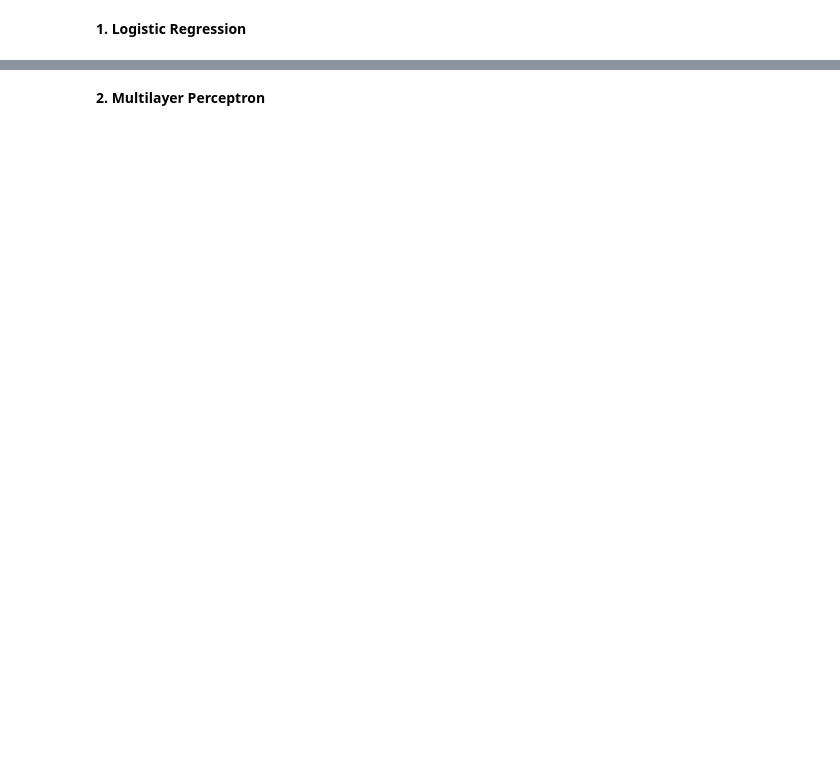
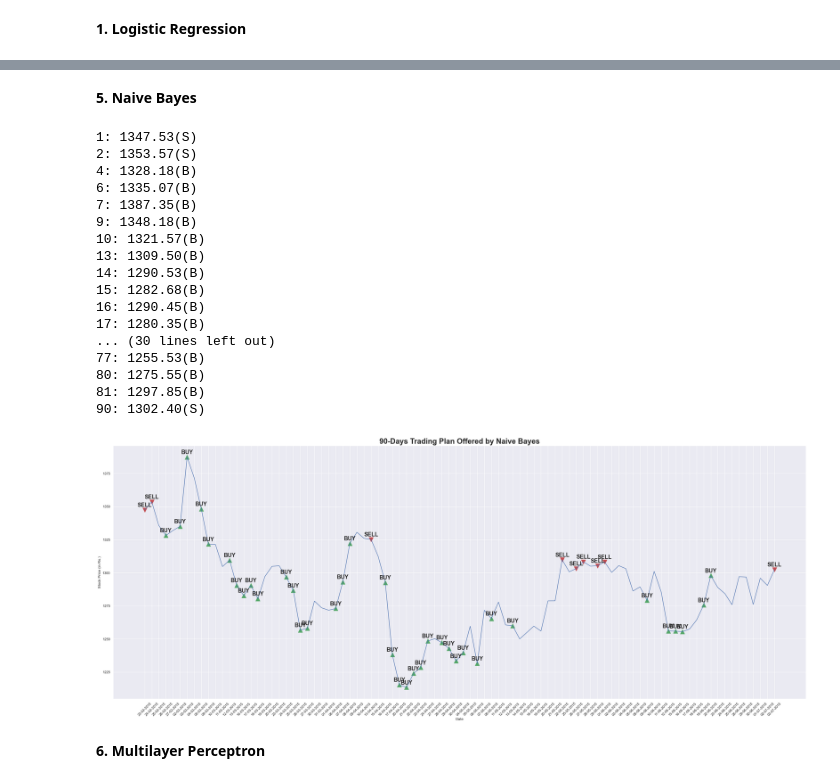
Before and after one commit to Anurag-Gulati-IIITD/Machine_Learning_Monsoon_2022, a Jupyter notebook: src/code_Anurag.ipynb, the cells around one changed output, grey strips where cells are left out. Saved outputs shown, nothing was run; the diff lists cells and outputs as text; code cells hidden in the pictures; blank space fills up the shorter version.

```diff
--- a/src/code_Anurag.ipynb
+++ b/src/code_Anurag.ipynb
@@ -112,2 +115,30 @@ sns.heatmap(data=corr, annot=True)
+# %%
+def learnAndPredict(model, X_train, y_train, X_test, model_name):
+    model.fit(X_train, y_train)    # Training
+    pred = model.predict(X_test) # Generating signals over test set
+
+    nDays = 90
+    # Visualizing N-days trading plan offered by the model
+    fig = plt.figure(figsize=(40,15))
+    plt.plot(df['Date'].iloc[floor(n*0.7):floor(n*0.7)+nDays], df['Price'].iloc[floor(n*0.7):floor(n*0.7)+nDays], '-')
+    i = 0
+    for x,y in zip(df['Date'].iloc[floor(n*0.7):floor(n*0.7)+nDays],df['Price'].iloc[floor(n*0.7):floor(n*0.7)+nDays]):
+        label = pred[i]
+        if(label=='WAIT'): label = ''
+        elif(label=='BUY'):
+            label = '{:.2f}(B)'.format(y)
+            plt.scatter(x=x, y=y, marker='^', c='g', s=200, alpha=1.0)
+            plt.annotate('BUY', (x,y), textcoords='offset points', xytext=(0,10), ha='center', fontsize=18, fontweight='bold')
+        else:
+            label = '{:.2f}(S)'.format(y)
+            plt.scatter(x=x, y=y, marker='v', c='r', s=200, alpha=1.0)
+            plt.annotate('SELL', (x,y), textcoords='offset points', xytext=(0,10), ha='center', fontsize=18, fontweight='bold')
+        i = i+1
+        if label != '':
+            print('{0}: {1}'.format(i,label))
+    plt.xticks(rotation=45)
+    plt.xlabel('Date')
+    plt.ylabel('Stock Price (in Rs.)')
+    plt.title('90-Days Trading Plan Offered by {}'.format(model_name), fontsize=24, fontweight='bold')
 # %% [markdown]
 __1. Logistic Regression__
@@ -166,0 +145,3 @@ Text(0.5, 1.0, '90-Days Trading Plan Offered by Logistic Regression')
+# %%
+lr = LogisticRegression()   # Instantiating Logistic Regression
+learnAndPredict(lr, X_train, y_train, X_test, 'Logistic Regression')
@@ -167,2 +163,26 @@ Text(0.5, 1.0, '90-Days Trading Plan Offered by Logistic Regression')
+# %% [markdown]
+__5. Naive Bayes__
+# %%
+gnb = GaussianNB()
+learnAndPredict(gnb, X_train, y_train, X_test, 'Naive Bayes')
+# %% [output]
+1: 1347.53(S)
+2: 1353.57(S)
+4: 1328.18(B)
+6: 1335.07(B)
+7: 1387.35(B)
+9: 1348.18(B)
+10: 1321.57(B)
+13: 1309.50(B)
+14: 1290.53(B)
+15: 1282.68(B)
+16: 1290.45(B)
+17: 1280.35(B)
+... (30 lines left out)
+77: 1255.53(B)
+80: 1275.55(B)
+81: 1297.85(B)
+90: 1302.40(S)
+[figure, added]
 # %% [markdown]
-__2. Multilayer Perceptron__
+__6. Multilayer Perceptron__
```
Also changed, not shown: parts of 8 cells of this notebook, 2 other files.
